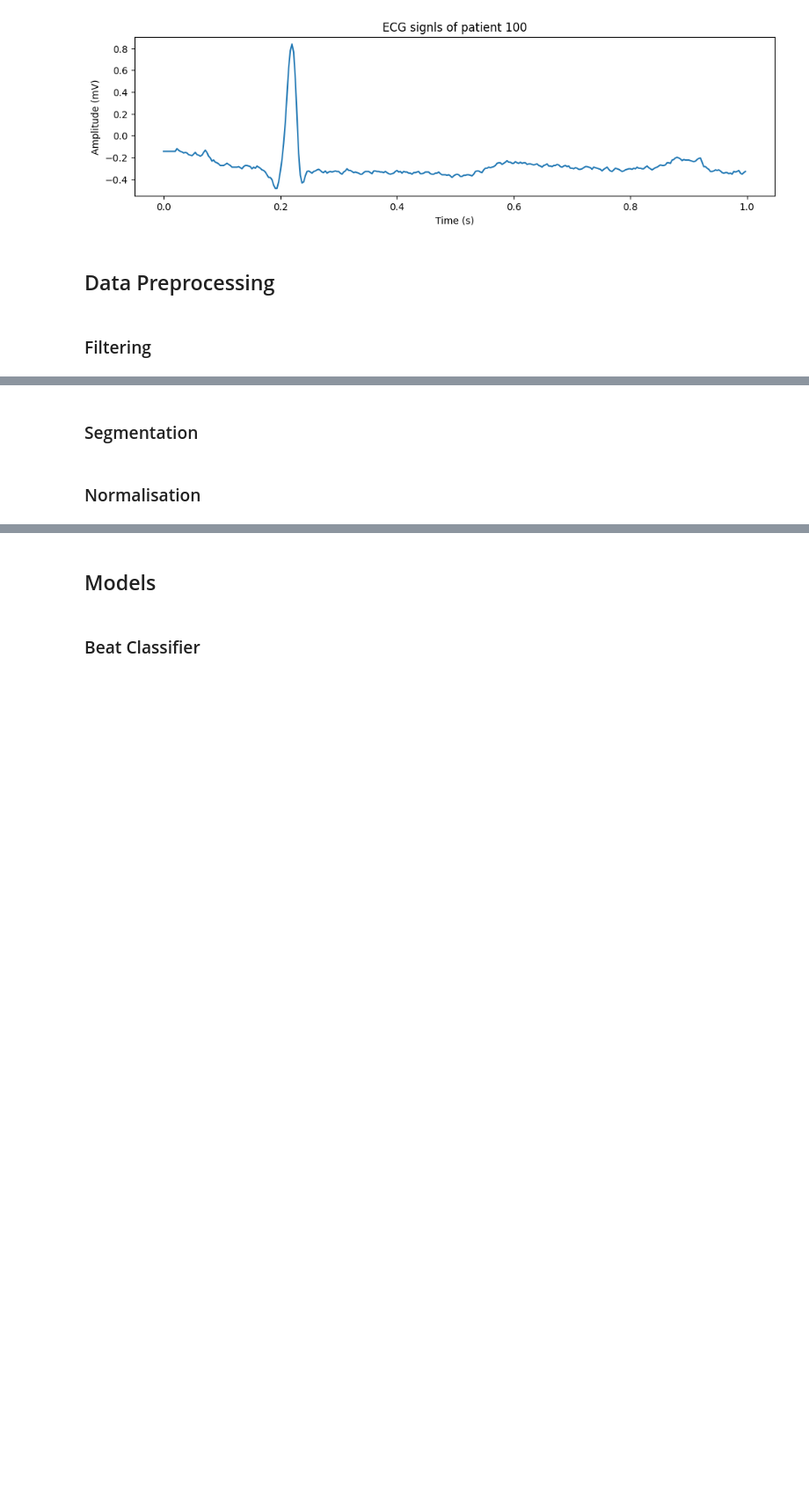
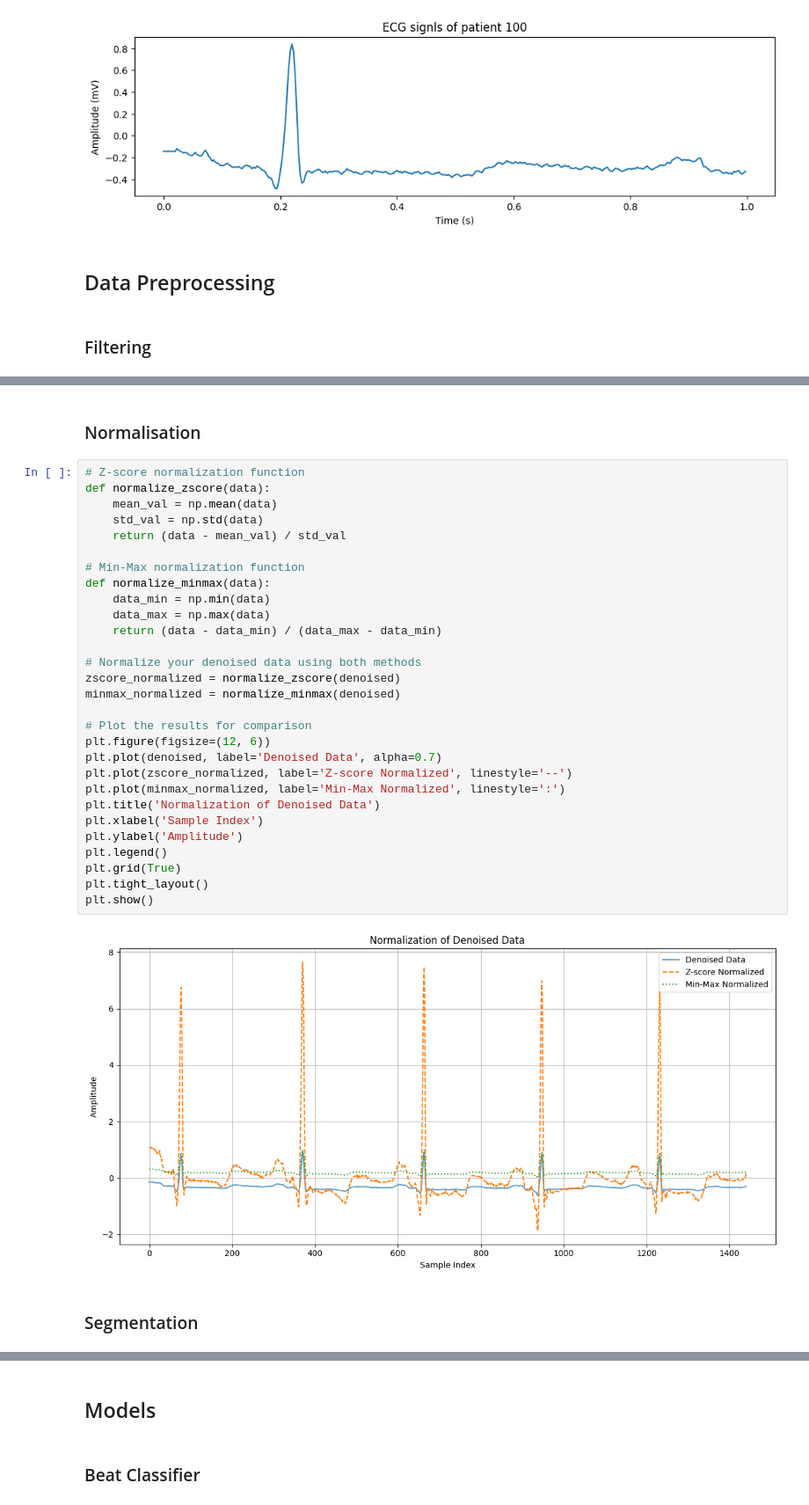
Before and after one commit to elijah-jones-2003/Heart-Rate-Monitoring, a Jupyter notebook: model.ipynb, the cells around one changed output, grey strips where cells are left out. Shown at 88% size. Drawn from its saved outputs; the diff is of its cells as text; blank space fills up the shorter version.

```diff
--- a/model.ipynb
+++ b/model.ipynb
@@ -73,4 +124,35 @@ plt.scatter(r_peak_x, r_peak_y)
+# %% [markdown]
+### Normalisation
+# %%
+# Z-score normalization function
+def normalize_zscore(data):
+    mean_val = np.mean(data)
+    std_val = np.std(data)
+    return (data - mean_val) / std_val
+
+# Min-Max normalization function
+def normalize_minmax(data):
+    data_min = np.min(data)
+    data_max = np.max(data)
+    return (data - data_min) / (data_max - data_min)
+
+# Normalize your denoised data using both methods
+zscore_normalized = normalize_zscore(denoised)
+minmax_normalized = normalize_minmax(denoised)
+
+# Plot the results for comparison
+plt.figure(figsize=(12, 6))
+plt.plot(denoised, label='Denoised Data', alpha=0.7)
+plt.plot(zscore_normalized, label='Z-score Normalized', linestyle='--')
+plt.plot(minmax_normalized, label='Min-Max Normalized', linestyle=':')
+plt.title('Normalization of Denoised Data')
+plt.xlabel('Sample Index')
+plt.ylabel('Amplitude')
+plt.legend()
+plt.grid(True)
+plt.tight_layout()
+plt.show()
+# %% [output]
+[figure, added]
 # %% [markdown]
 ### Segmentation
-# %% [markdown]
-### Normalisation
```
Also changed, not shown: parts of 6 cells of this notebook, 5 other files.
